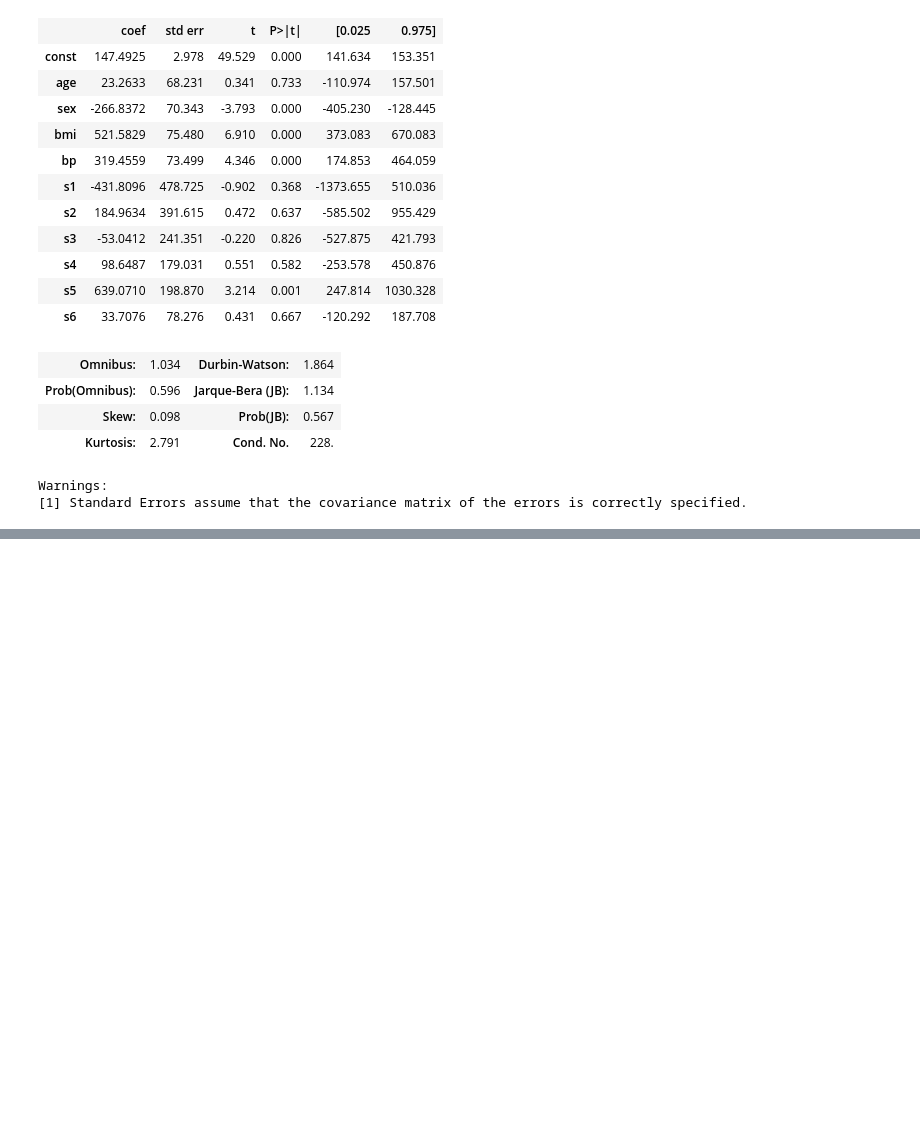
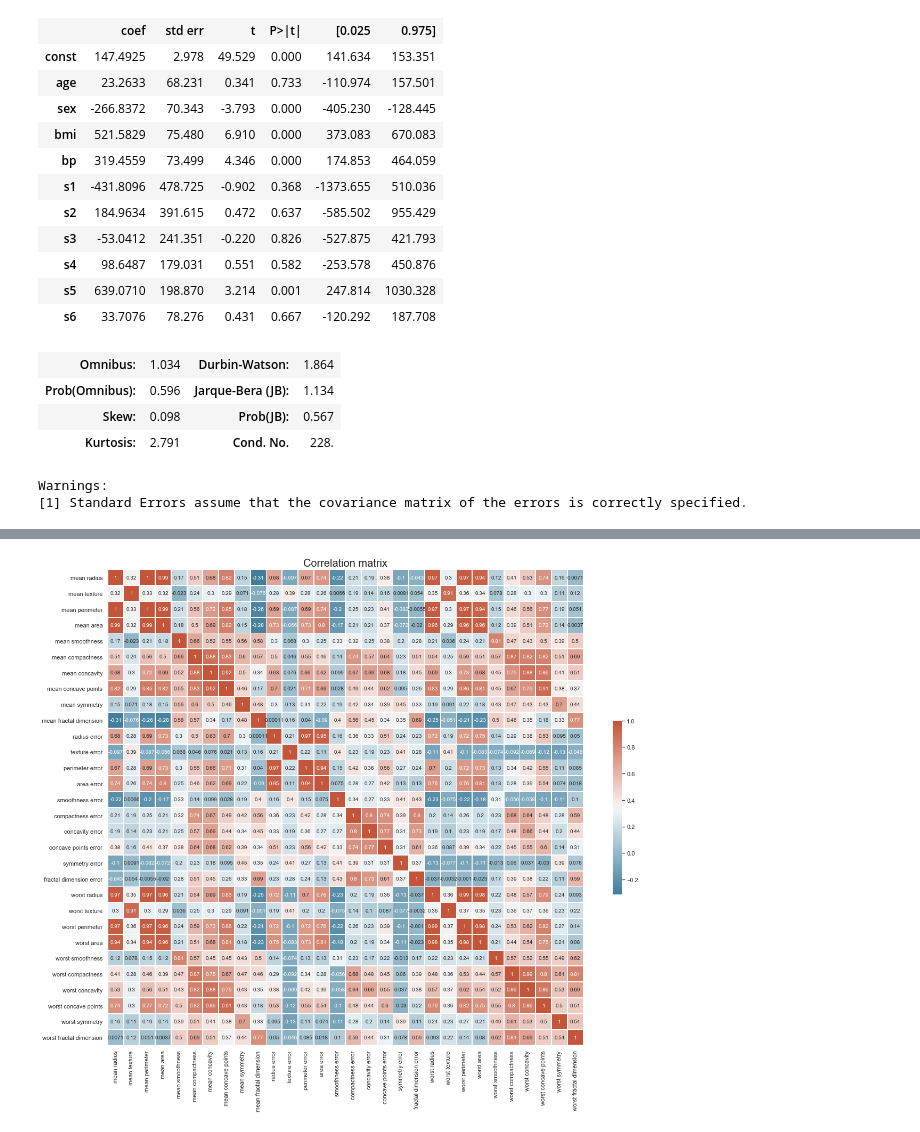
Before and after one commit to normannexo/Mathematics-notebooks, a Jupyter notebook: dataset_classics.ipynb, the cells around one changed output, grey strips where cells are left out. Cells and saved outputs as stored; diff of their text form; code cells hidden in the pictures; blank space fills up the shorter version.

```diff
--- a/dataset_classics.ipynb
+++ b/dataset_classics.ipynb
@@ -194,0 +200,5 @@ Warnings:
+# %%
+bc_data = load_breast_cancer()
+df_bc = pd.DataFrame(np.concatenate([bc_data.data, bc_data.target.reshape(-1,1)], axis=1), columns=list(bc_data.feature_names) + ['target'])
+df_bc.target = df_bc.target.astype(int)
+df_bc
@@ -194,0 +219,9 @@ Warnings:
+# %%
+corr_matrix = df_bc.iloc[:, :-1].corr()
+plt.figure(figsize=(20,20))
+cmap = sns.diverging_palette(230, 20, as_cmap=True)
+
+sns.heatmap(corr_matrix, square=True, linewidths=0.8, cmap = cmap, cbar_kws={'shrink':0.3}, annot=True)
+_ = plt.title('Correlation matrix',fontsize=20)
+# %% [output]
+[figure, added]
```
Also changed, not shown: parts of 5 cells of this notebook.
